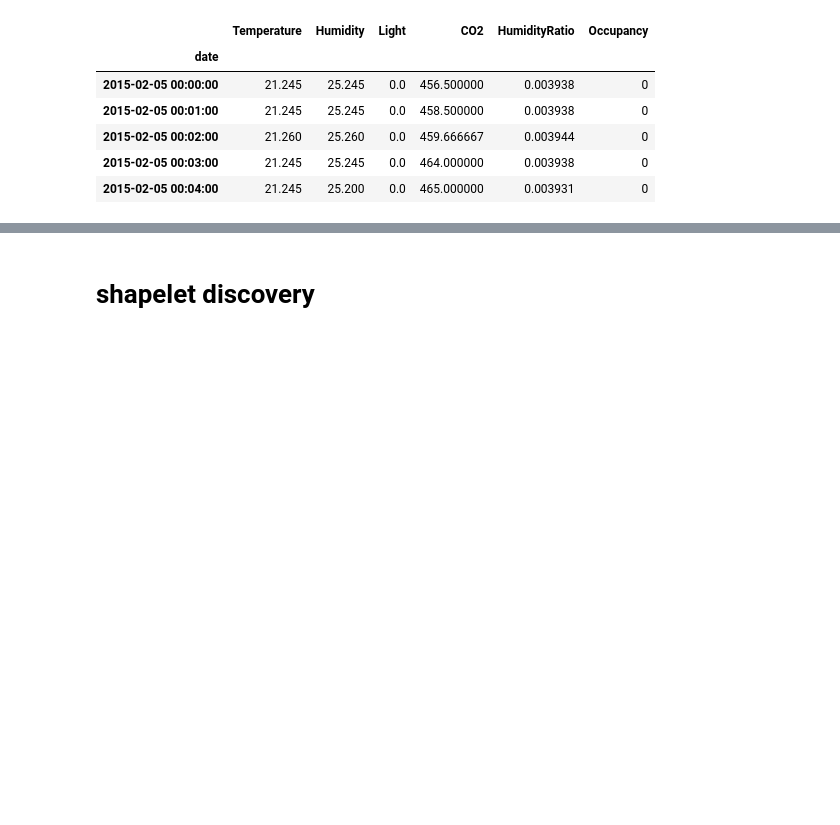
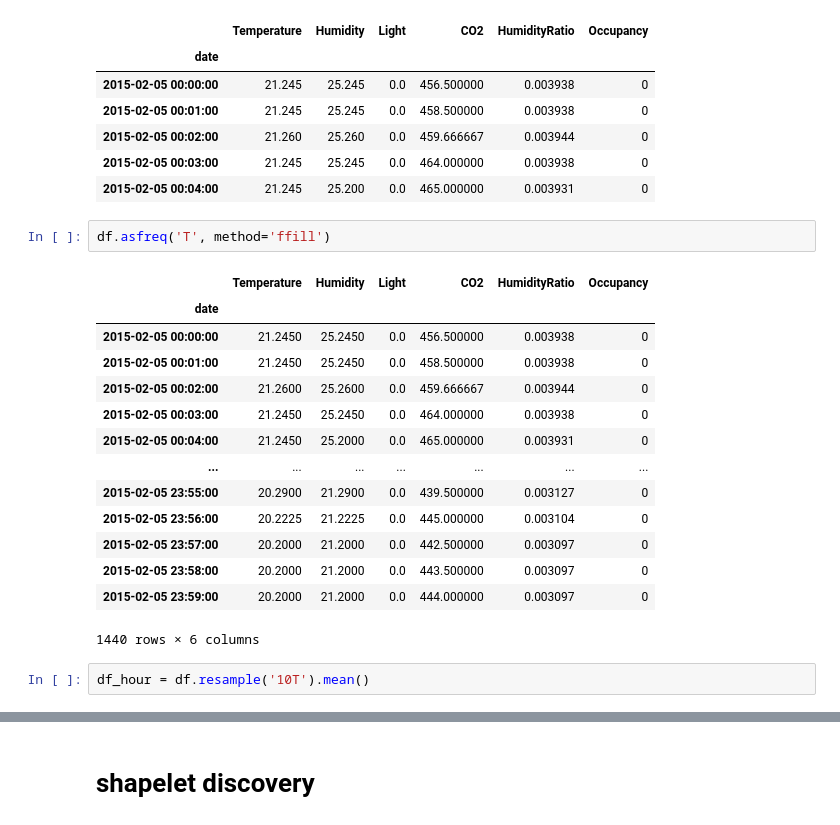
Before and after one commit to piyushtada/data_mining_2020_project_occupancy_detection, a Jupyter notebook: jupyter_notebooks/10_TimeSeriesgc_shapelet discovery-2020-05-01.ipynb, the cells around one changed output, grey strips where cells are left out. Cells and saved outputs as stored; diff of their text form; blank space fills up the shorter version.

```diff
--- a/jupyter_notebooks/10_TimeSeriesgc_shapelet discovery-2020-05-01.ipynb
+++ b/jupyter_notebooks/10_TimeSeriesgc_shapelet discovery-2020-05-01.ipynb
@@ -22,3 +22,22 @@ df.head()
 | 2015-02-05 00:02:00 | 21.260 | 25.260 | 0.0 | 459.666667 | 0.003944 | 0 |
 | 2015-02-05 00:03:00 | 21.245 | 25.245 | 0.0 | 464.000000 | 0.003938 | 0 |
 | 2015-02-05 00:04:00 | 21.245 | 25.200 | 0.0 | 465.000000 | 0.003931 | 0 |
+# %%
+df.asfreq('T', method='ffill')
+# %% [output]
+|  | Temperature | Humidity | Light | CO2 | HumidityRatio | Occupancy |
+| date |  |  |  |  |  |  |
+| 2015-02-05 00:00:00 | 21.2450 | 25.2450 | 0.0 | 456.500000 | 0.003938 | 0 |
+| 2015-02-05 00:01:00 | 21.2450 | 25.2450 | 0.0 | 458.500000 | 0.003938 | 0 |
+| 2015-02-05 00:02:00 | 21.2600 | 25.2600 | 0.0 | 459.666667 | 0.003944 | 0 |
+| 2015-02-05 00:03:00 | 21.2450 | 25.2450 | 0.0 | 464.000000 | 0.003938 | 0 |
+| 2015-02-05 00:04:00 | 21.2450 | 25.2000 | 0.0 | 465.000000 | 0.003931 | 0 |
+| ... | ... | ... | ... | ... | ... | ... |
+| 2015-02-05 23:55:00 | 20.2900 | 21.2900 | 0.0 | 439.500000 | 0.003127 | 0 |
+| 2015-02-05 23:56:00 | 20.2225 | 21.2225 | 0.0 | 445.000000 | 0.003104 | 0 |
+| 2015-02-05 23:57:00 | 20.2000 | 21.2000 | 0.0 | 442.500000 | 0.003097 | 0 |
+| 2015-02-05 23:58:00 | 20.2000 | 21.2000 | 0.0 | 443.500000 | 0.003097 | 0 |
+| 2015-02-05 23:59:00 | 20.2000 | 21.2000 | 0.0 | 444.000000 | 0.003097 | 0 |
+1440 rows × 6 columns
+# %%
+df_hour = df.resample('10T').mean()
```
Also changed, not shown: parts of 13 cells of this notebook, 5 other files.
